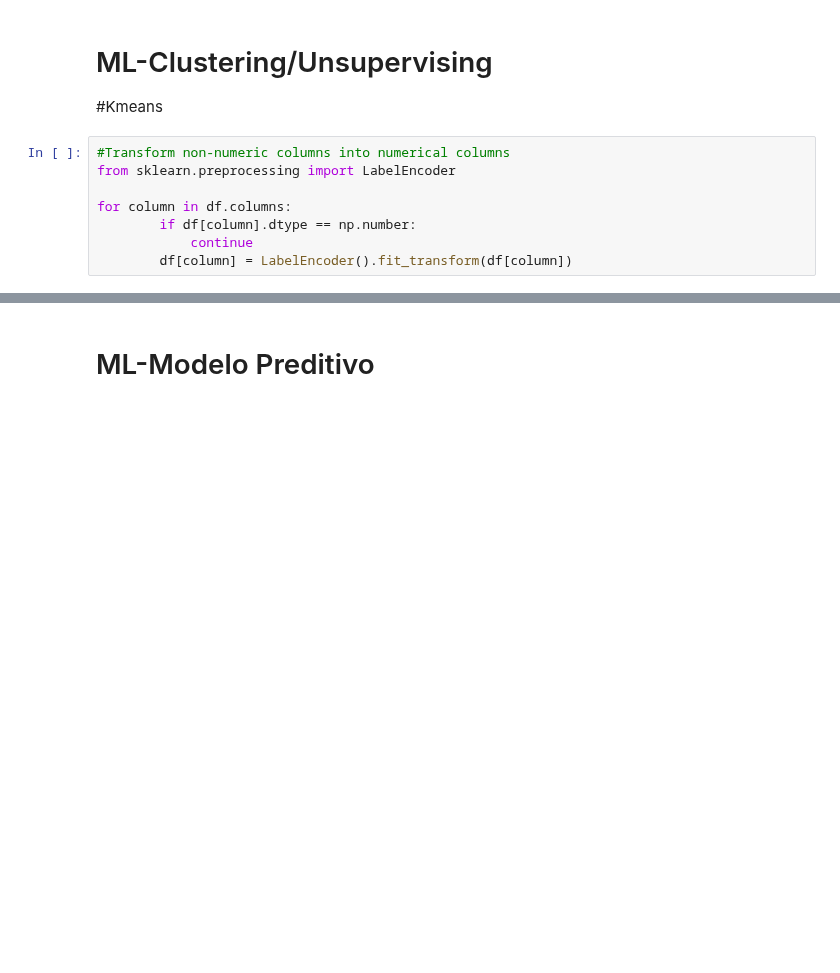
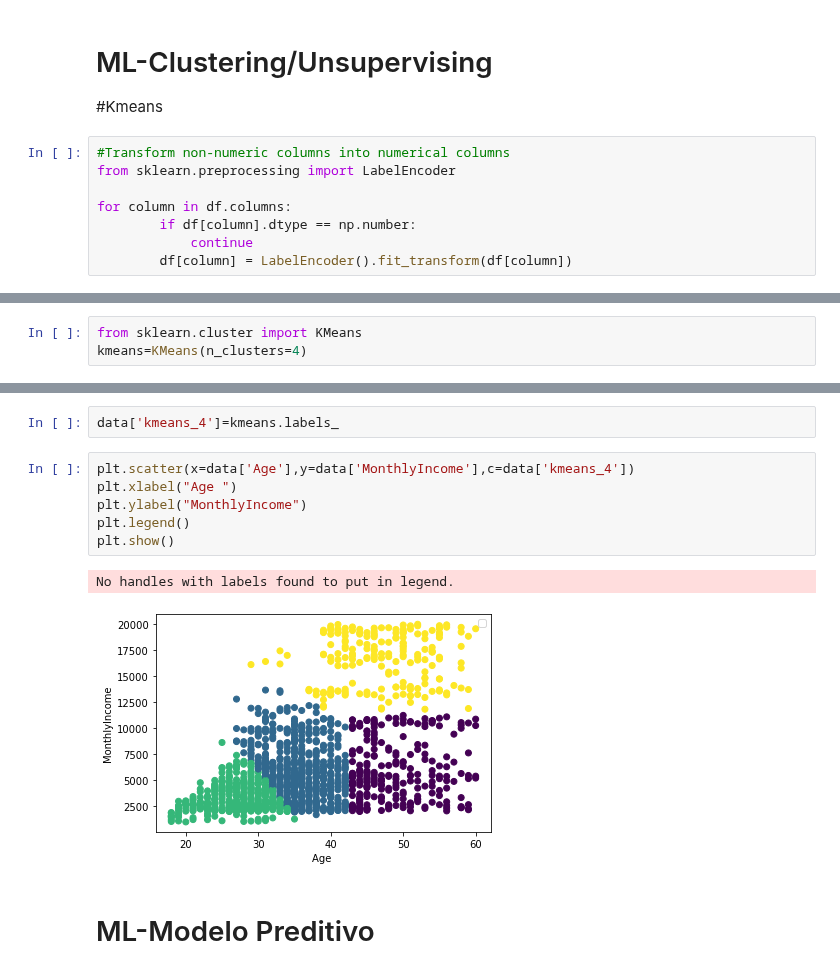
Before and after one commit to catarinatomasr/projectoEDSB, a Jupyter notebook: Projecto.ipynb, the cells around one changed output, grey strips where cells are left out. Saved outputs shown, nothing was run; the diff lists cells and outputs as text; blank space fills up the shorter version.

```diff
--- a/Projecto.ipynb
+++ b/Projecto.ipynb
@@ -178,0 +209,3 @@ df
+# %%
+from sklearn.cluster import KMeans
+kmeans=KMeans(n_clusters=4)
@@ -179,3 +216,14 @@ df
+# %%
+data['kmeans_4']=kmeans.labels_
+# %%
+plt.scatter(x=data['Age'],y=data['MonthlyIncome'],c=data['kmeans_4'])
+plt.xlabel("Age ")
+plt.ylabel("MonthlyIncome")
+plt.legend()
+plt.show()
+# %% [output]
+No handles with labels found to put in legend.
+[figure, added]
 # %% [markdown]
 # ML-Modelo Preditivo
 # %% [markdown]
```
Also changed, not shown: parts of 6 cells of this notebook.
